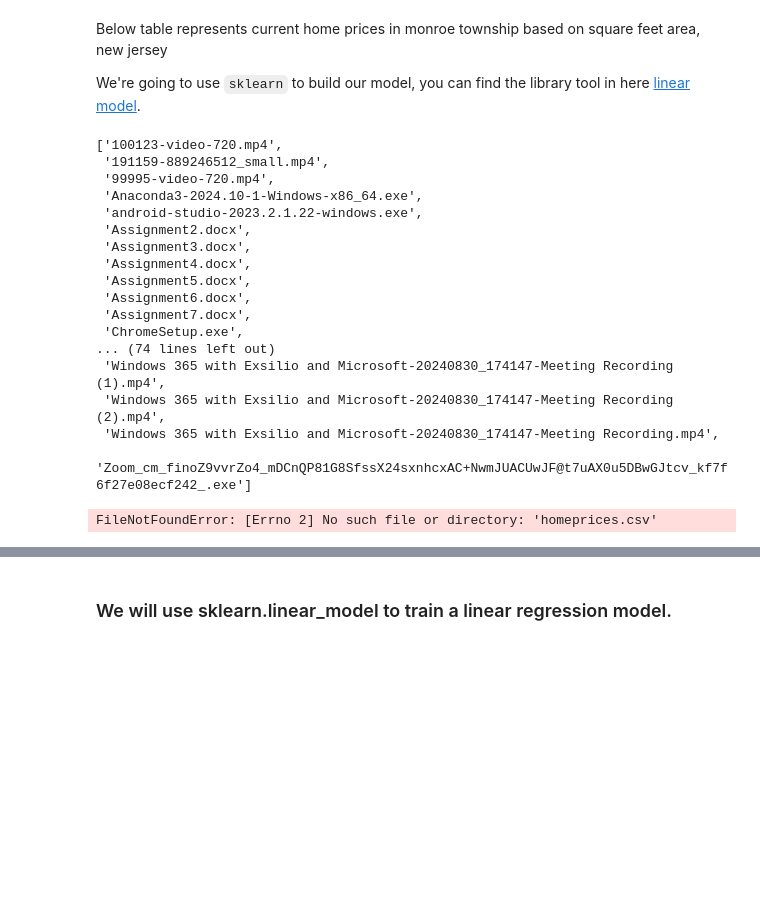
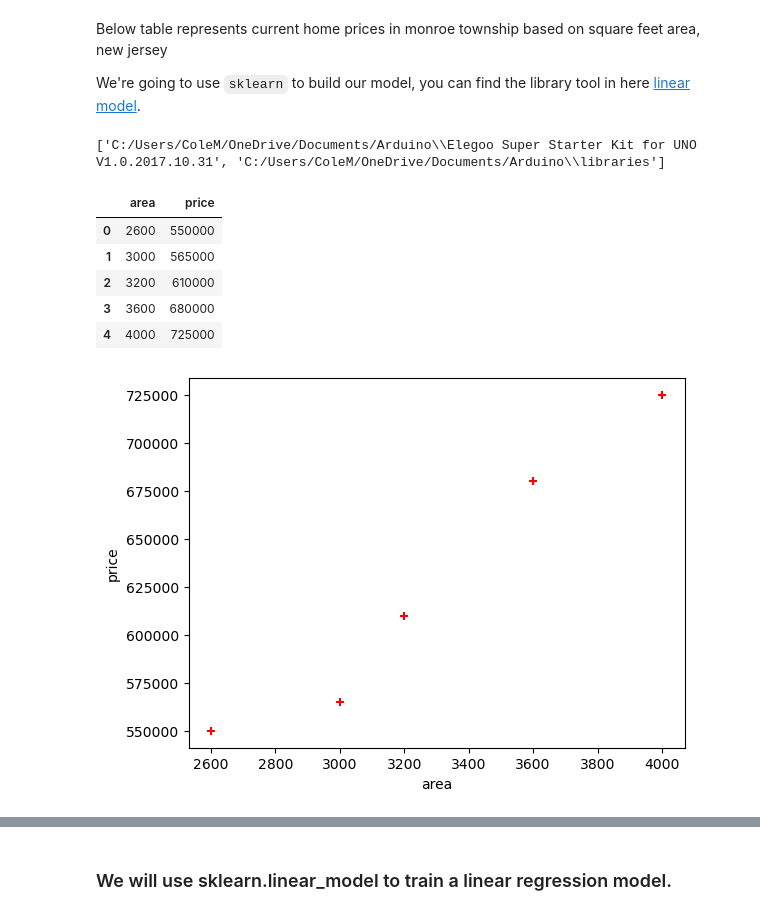
Before and after one commit to VOLR001/Quiz-3.1, a Jupyter notebook: linear-regression.ipynb, the cells around one changed output, grey strips where cells are left out. Drawn from its saved outputs; the diff is of its cells as text; code cells hidden in the pictures; blank space fills up the shorter version.

```diff
--- a/linear-regression.ipynb
+++ b/linear-regression.ipynb
@@ -9,25 +9,10 @@ Below table represents current home prices in monroe township based on square fe
 We're going to use `sklearn` to build our model, you can find the library tool in here [linear model](https://scikit-learn.org/stable/modules/linear_model.html).
 # %%
 import glob
-glob.glob('*')
+files = glob.glob('C:/Users/ColeM/OneDrive/Documents/Arduino/*')
+print(files)
 # %% [output]
-['100123-video-720.mp4',
- '191159-889246512_small.mp4',
- '99995-video-720.mp4',
- 'Anaconda3-2024.10-1-Windows-x86_64.exe',
- 'android-studio-2023.2.1.22-windows.exe',
- 'Assignment2.docx',
- 'Assignment3.docx',
- 'Assignment4.docx',
- 'Assignment5.docx',
- 'Assignment6.docx',
- 'Assignment7.docx',
- 'ChromeSetup.exe',
-... (74 lines left out)
- 'Windows 365 with Exsilio and Microsoft-20240830_174147-Meeting Recording (1).mp4',
- 'Windows 365 with Exsilio and Microsoft-20240830_174147-Meeting Recording (2).mp4',
- 'Windows 365 with Exsilio and Microsoft-20240830_174147-Meeting Recording.mp4',
- 'Zoom_cm_finoZ9vvrZo4_mDCnQP81G8SfssX24sxnhcxAC+NwmJUACUwJF@t7uAX0u5DBwGJtcv_kf7f6f27e08ecf242_.exe']
+['C:/Users/ColeM/OneDrive/Documents/Arduino\\Elegoo Super Starter Kit for UNO V1.0.2017.10.31', 'C:/Users/ColeM/OneDrive/Documents/Arduino\\libraries']
 # %%
 import pandas as pd
 import numpy as np
@@ -35,10 +20,15 @@ from sklearn import linear_model
 import matplotlib.pyplot as plt
 # %%
 # read csv file by pandas
-df = pd.read_csv('homeprices.csv')
+df = pd.read_csv('C:/Users/ColeM/Downloads/homeprices.csv')
 df
 # %% [output]
-FileNotFoundError: [Errno 2] No such file or directory: 'homeprices.csv'
+|  | area | price |
+| 0 | 2600 | 550000 |
+| 1 | 3000 | 565000 |
+| 2 | 3200 | 610000 |
+| 3 | 3600 | 680000 |
+| 4 | 4000 | 725000 |
 # %%
 # Visualizing the distribution of housing prices
 # we use the scatter chart in here
@@ -47,6 +37,8 @@ plt.xlabel('area')
 plt.ylabel('price')
 plt.scatter(df.area,df.price,color='red',marker='+')
 plt.show()
+# %% [output]
+[figure, added]
 # %%
 # We try to remove the price value from dataframe table and save it to area_df
 area_df = df.drop('price',axis='columns')
```
Also changed, not shown: parts of 5 cells of this notebook.
